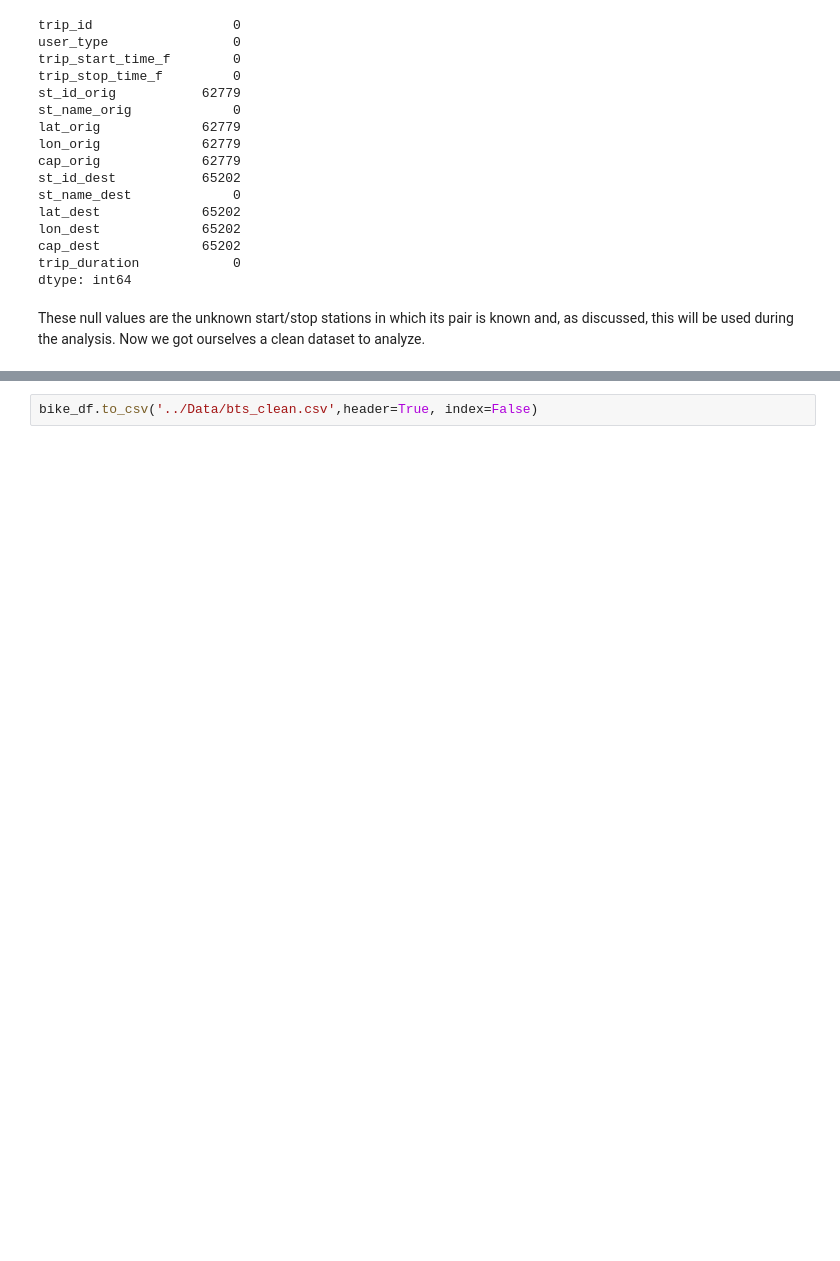
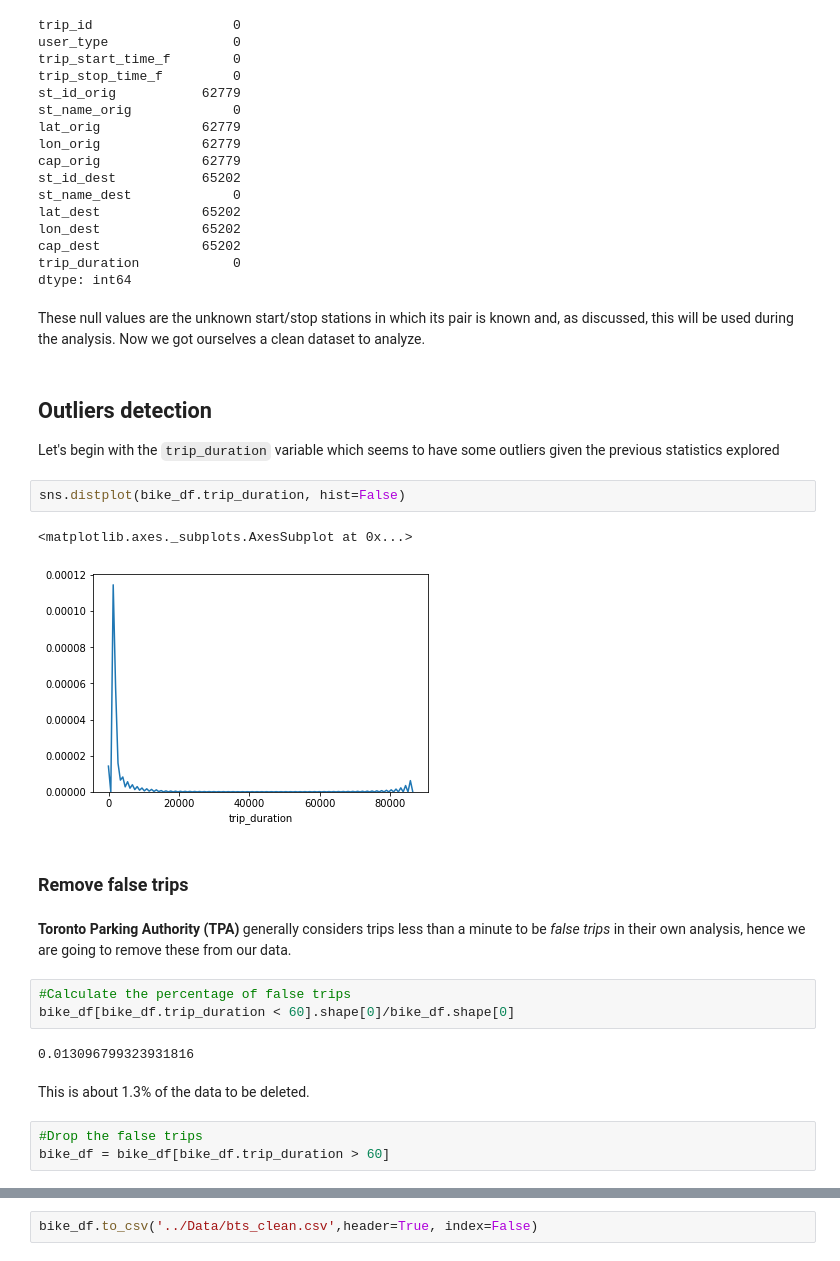
Before and after one commit to josescuderoh/bikeshare-replenishment-forecast, a Jupyter notebook: Code/Preprocessing.ipynb, the cells around one changed output, grey strips where cells are left out. Saved outputs shown, nothing was run; the diff lists cells and outputs as text; blank space fills up the shorter version.

```diff
--- a/Code/Preprocessing.ipynb
+++ b/Code/Preprocessing.ipynb
@@ -685,3 +686,26 @@ trip_duration            0
 dtype: int64
 # %% [markdown]
 These null values are the unknown start/stop stations in which its pair is known and, as discussed, this will be used during the analysis. Now we got ourselves a clean dataset to analyze.
+# %% [markdown]
+## Outliers detection
+
+Let's begin with the `trip_duration` variable which seems to have some outliers given the previous statistics explored
+# %%
+sns.distplot(bike_df.trip_duration, hist=False)
+# %% [output]
+<matplotlib.axes._subplots.AxesSubplot at 0x...>
+[figure, added]
+# %% [markdown]
+### Remove false trips
+# %% [markdown]
+**Toronto Parking Authority (TPA)** generally considers trips less than a minute to be *false trips* in their own analysis, hence we are going to remove these from our data.
+# %%
+#Calculate the percentage of false trips
+bike_df[bike_df.trip_duration < 60].shape[0]/bike_df.shape[0]
+# %% [output]
+0.013096799323931816
+# %% [markdown]
+This is about 1.3% of the data to be deleted.
+# %%
+#Drop the false trips
+bike_df = bike_df[bike_df.trip_duration > 60]
```
Also changed, not shown: parts of 10 cells of this notebook, 1 other file.
